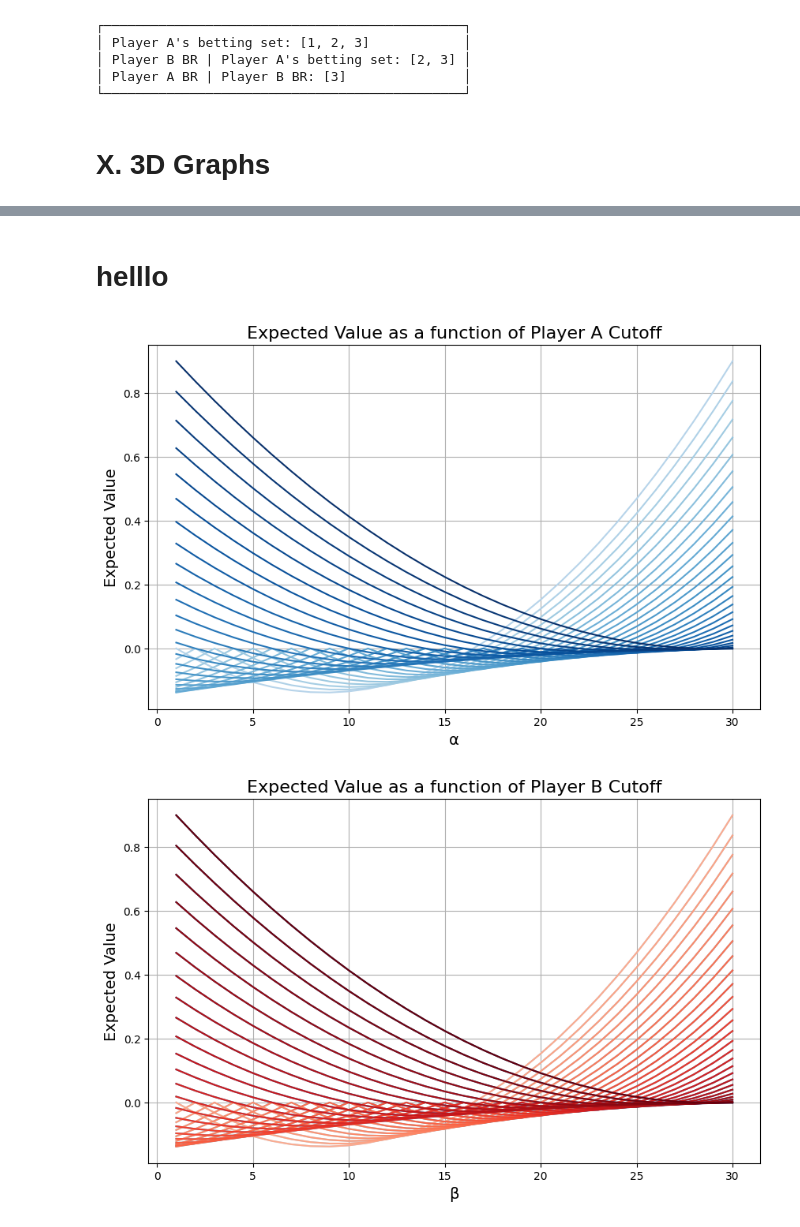
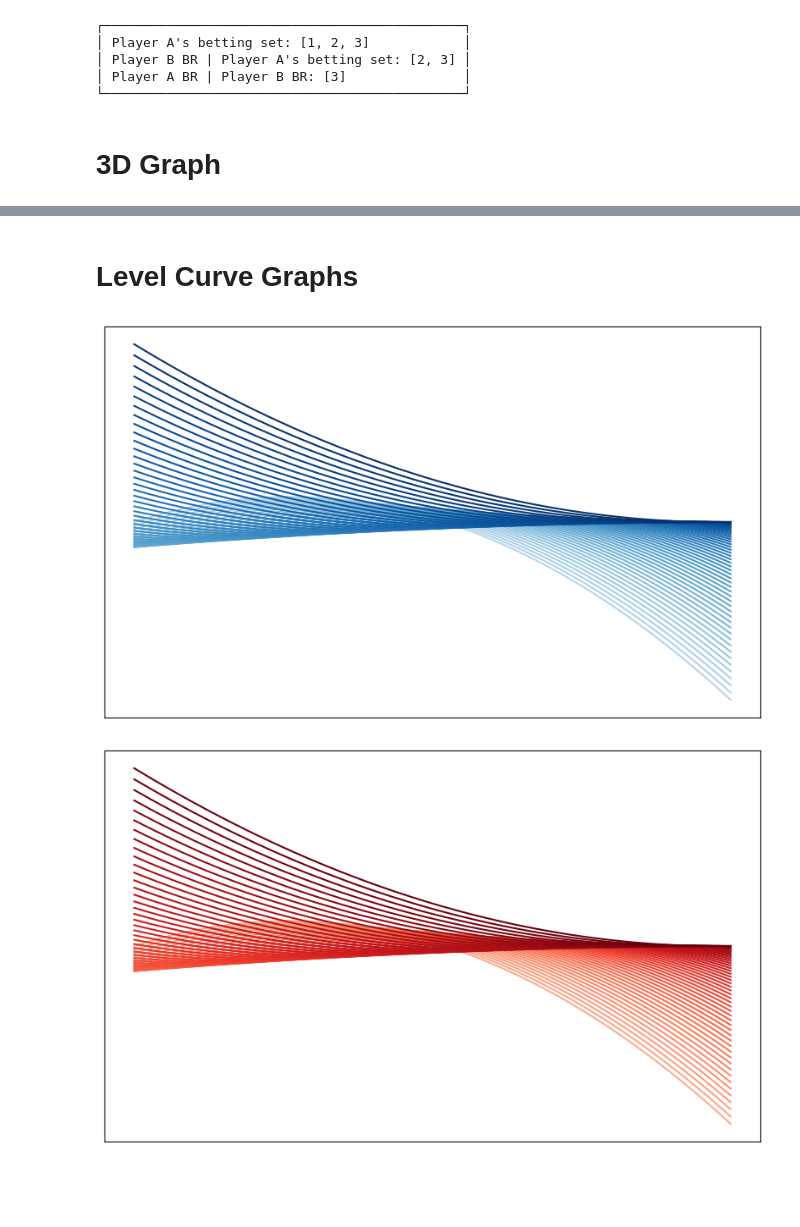
Before and after one commit to mihirt2/poker-like-games, a Jupyter notebook: discrete_poker_games.ipynb, the cells around one changed output, grey strips where cells are left out. Saved outputs shown, nothing was run; the diff lists cells and outputs as text; code cells hidden in the pictures; blank space fills up the shorter version.

```diff
--- a/discrete_poker_games.ipynb
+++ b/discrete_poker_games.ipynb
@@ -521,7 +521,7 @@ minimax_test(p1_test_betting_set)
 │ Player A BR | Player B BR: [3]               │
 └──────────────────────────────────────────────┘
 # %% [markdown]
-# X. 3D Graphs
+# 3D Graph
 # %%
 #@title { vertical-output: true }
 
@@ -588,8 +588,8 @@ fig.update_layout(
 fig.show()
 # %% [output]
 [interactive output not drawn]
-# %% [markdown]
-# helllo
+# %% [markdown]
+# Level Curve Graphs
 # %%
 #@title { vertical-output: true }
 
@@ -597,45 +597,65 @@ import numpy as np
 import matplotlib.pyplot as plt
 import matplotlib.cm as cm
 import matplotlib.colors as mcolors
 
-N = 30
+N = 50
 
-def E(alpha, beta, n):
+def E1(alpha, beta, n):
 
   # (-3αb + α² + 2β² - 2β + 2α - nβ + nα) / (n (n - 1)), {β > α}
-  if beta > alpha: return ((-3 * alpha * beta )+ (alpha * alpha) + (2 * beta * beta) - (2 * beta) + (2 * alpha) - (n * beta) + (n * alpha)) / (n * (n - 1))
+  if beta > alpha:
+    return ((-3 * alpha * beta )+ (alpha * alpha) + (2 * beta * beta) - (2 * beta) + (2 * alpha) - (n * beta) + (n * alpha)) / (n * (n - 1))
 
   # (-3αb + β² + 2α² - 2α + 2β - nα + nβ) / (n(n-1)), {α > β}
+  elif alpha > beta: return ((3 * alpha * beta) - (beta * beta) - (2 * alpha * alpha) + (2 * alpha) - (2 * beta) + (n * alpha) - (n * beta)) / (n * (n - 1))
+
+  else: return 0
+
+def E2(alpha, beta, n):
+  return -1 * E1(alpha, beta, n)
+
+  # (-3αb + α² + 2β² - 2β + 2α - nβ + nα) / (n (n - 1)), {β > α}
+  if beta > alpha:
+    return ((-3 * alpha * beta )+ (alpha * alpha) + (2 * beta * beta) - (2 * beta) + (2 * alpha) - (n * beta) + (n * alpha)) / (n * (n - 1))
+
+  # (-3αb + β² + 2α² - 2α + 2β - nα + nβ) / (n (n - 1)), {α > β}
   elif alpha > beta: return ((-3 * alpha * beta) + (beta * beta) + (2 * alpha * alpha) - (2 * alpha) + (2 * beta) - (n * alpha) + (n * beta)) / (n * (n - 1))
 
   else: return 0
 
 def level_curves(n, P1=True, P2=False):
     values = np.arange(1, n + 1, 1)
     plt.figure(figsize=(10, 6))
 
     if P1:
         colors = cm.Blues(np.linspace(0.3, 1, n))
         for beta, color in zip(range(1, n + 1), colors):
-            results = [E(alpha, beta, n) for alpha in values]
+            results = [E1(alpha, beta, n) for alpha in values]
             plt.plot(values, results, linestyle='-', color=color, label=f'Beta = {beta}')
-        plt.xlabel('α', fontsize=14)
-        plt.title('Expected Value as a function of Player A Cutoff', fontsize=16)
+        plt.xlabel('A', fontsize=14)
+        # plt.title('Expected Value as a function of Player A Cutoff', fontsize=16)
 
     if P2:
         colors = cm.Reds(np.linspace(0.3, 1, n))
         for alpha, color in zip(range(1, n + 1), colors):
-            results = [E(alpha, beta, n) for beta in values]
+            results = [E2(alpha, beta, n) for beta in values]
             plt.plot(values, results, linestyle='-', color=color, label=f'Alpha = {alpha}')
-        plt.xlabel('β', fontsize=14)
-        plt.title('Expected Value as a function of Player B Cutoff', fontsize=16)
+        plt.xlabel('B', fontsize=14)
+        # plt.title('Expected Value as a function of Player B Cutoff', fontsize=16)
 
-    plt.ylabel('Expected Value', fontsize=14)
-    plt.grid(True)
+    # plt.ylabel('Expected Value', fontsize=14)
+
+    plt.grid(False)
+    plt.xticks([])
+    plt.yticks([])
+    plt.xlabel('')
+    plt.ylabel('')
+
     plt.show()
 
-level_curves(n=N, P1=True)
-level_curves(n=N, P2=True)
+level_curves(n=N, P1=True, P2=False)
+level_curves(n=N, P1=False, P2=True)
+# level_curves(n=N, P1=True, P2=True)
 # %% [output]
-[figure, old version]
+[figure, new version]
-[figure, old version]
+[figure, new version]
```
Also changed, not shown: parts of 1 cell of this notebook.
